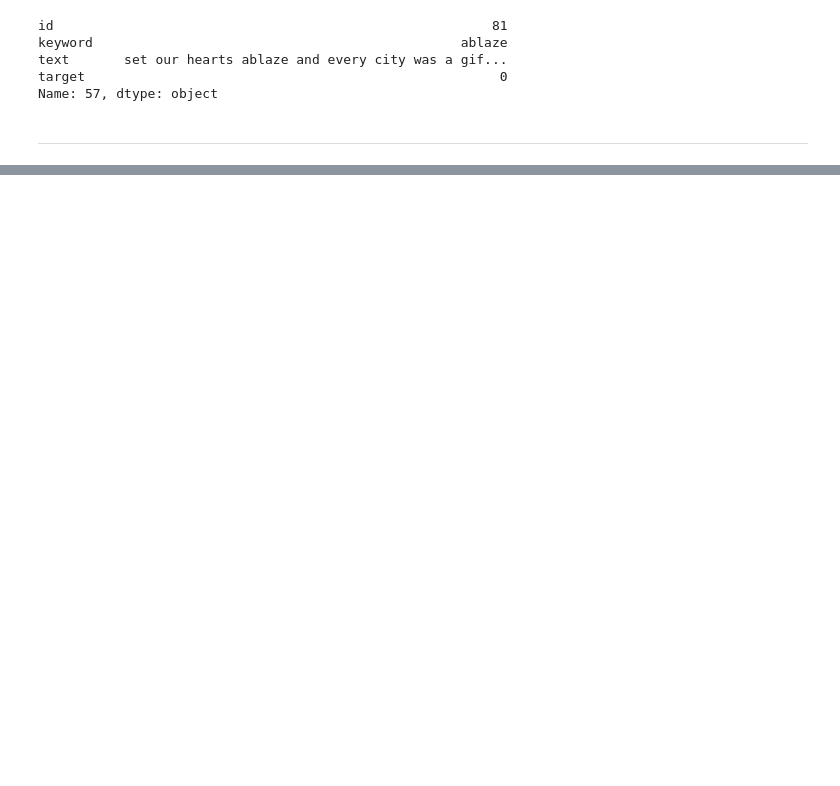
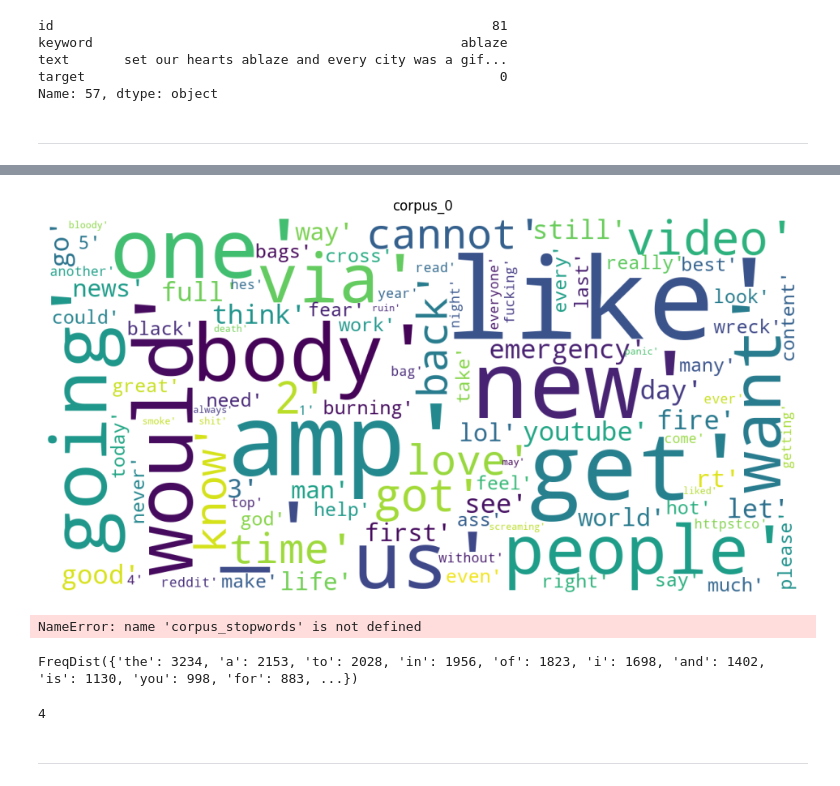
Before and after one commit to Daniel-Elston/NLP_Disaster_Tweets, a Jupyter notebook: Notebooks/D1_Initial_Exploration/exploration_1.ipynb, the cells around one changed output, grey strips where cells are left out. Drawn from its saved outputs; the diff is of its cells as text; code cells hidden in the pictures; blank space fills up the shorter version.

```diff
--- a/Notebooks/D1_Initial_Exploration/exploration_1.ipynb
+++ b/Notebooks/D1_Initial_Exploration/exploration_1.ipynb
@@ -94,0 +268,24 @@ df_train.drop(columns=['target_mean'], inplace=True)
+# %%
+show_wordcloud(corpus_word_0, 'corpus_0')
+# %% [output]
+[figure, added]
+# %%
+show_wordcloud(corpus_stopwords)
+# %% [output]
+NameError: name 'corpus_stopwords' is not defined
+# %%
+bow_fd_stopwords
+# %% [output]
+FreqDist({'the': 3234, 'a': 2153, 'to': 2028, 'in': 1956, 'of': 1823, 'i': 1698, 'and': 1402, 'is': 1130, 'you': 998, 'for': 883, ...})
+# %%
+# get all the occurences of 'the' from a list of lists
+def get_occurences(corpus, word):
+    occurences = 0
+    for tweet in corpus:
+        occurences += tweet.count(word)
+    return occurences
+get_occurences(bow, "they")
+# %% [output]
+4
+# %% [markdown]
+---
```
Also changed, not shown: parts of 30 cells of this notebook, 11 other files.
